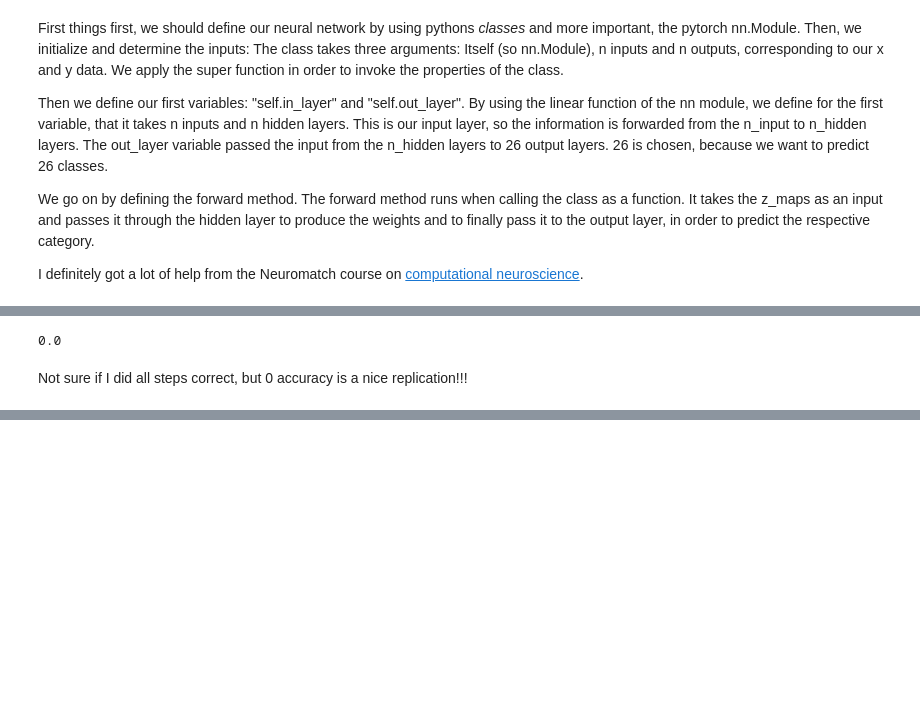
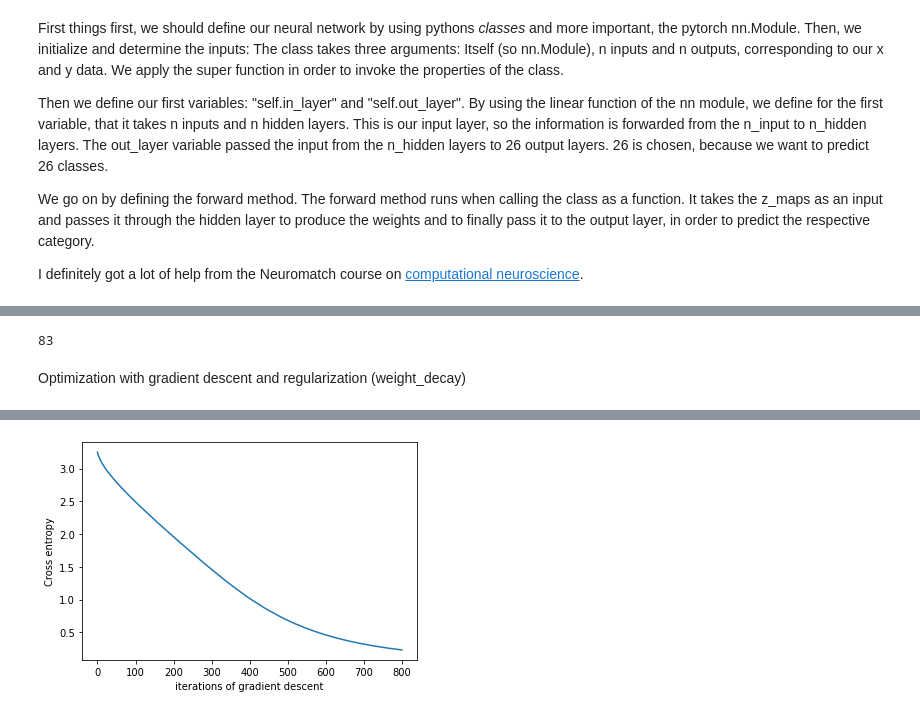
Before and after one commit to JNPauli/Banter, a Jupyter notebook: code/Neural_network.ipynb, the cells around one changed output, grey strips where cells are left out. Saved outputs shown, nothing was run; the diff lists cells and outputs as text; code cells hidden in the pictures; blank space fills up the shorter version.

Commit message:
added L2 regularization. replicaded accuracy from SVM and LR

```diff
--- a/code/Neural_network.ipynb
+++ b/code/Neural_network.ipynb
@@ -184,22 +182,0 @@ def train(net, loss_fn, train_data, train_labels,
-# %%
-# Set random seeds for reproducibility
-np.random.seed(1)
-torch.manual_seed(1)
-
-    # Initialize network with 50 hidden units
-net = DecodingReLuNN(X_tensor_train.shape[1], 50)
-
-    # Initialize built-in PyTorch Crossentrop loss function
-loss_fn = nn.CrossEntropyLoss()
-
-    # Run gradient descent on data
-train_loss,y_pred,y_pred_test = train(net,loss_fn,X_tensor_train,Y_tensor_train,
-                                      n_epochs = 600,learning_rate=0.01)
-
-
-    # Plot the training loss over iterations of GD
-
-plt.plot(train_loss)
-plt.xlabel('iterations of gradient descent')
-plt.ylabel('Cross entropy')
-plt.show()
@@ -232,6 +183,6 @@ sns.heatmap(cf_matrix_test, annot = True)
-# %%
-accuracy_score(Y_tensor_test,y_pred_test)
-# %% [output]
-0.0
-# %% [markdown]
-Not sure if I did all steps correct, but 0 accuracy is a nice replication!!!
+# %%
+len(y_preds)
+# %% [output]
+83
+# %% [markdown]
+Optimization with gradient descent and regularization (weight_decay)
@@ -237,0 +220,24 @@ Not sure if I did all steps correct, but 0 accuracy is a nice replication!!!
+# %%
+# Set random seeds for reproducibility
+np.random.seed(1)
+torch.manual_seed(1)
+
+    # Initialize network with 50 hidden units
+net = DecodingReLuNN(X_tensor_train.shape[1], 50)
+
+    # Initialize built-in PyTorch Crossentrop loss function
+loss_fn = nn.CrossEntropyLoss()
+
+    # Run gradient descent on data
+train_loss,y_pred,y_pred_test,test_loss = train(net,loss_fn,X_tensor_train,Y_tensor_train,
+                                      n_epochs = 800,learning_rate=0.01)
+
+
+    # Plot the training loss over iterations of GD
+
+plt.plot(train_loss)
+
+plt.xlabel('iterations of gradient descent')
+plt.ylabel('Cross entropy')
+plt.show()
+# %% [output]
@@ -237,0 +249 @@ Not sure if I did all steps correct, but 0 accuracy is a nice replication!!!
+[figure, added]
```
Also changed, not shown: parts of 24 cells of this notebook.
